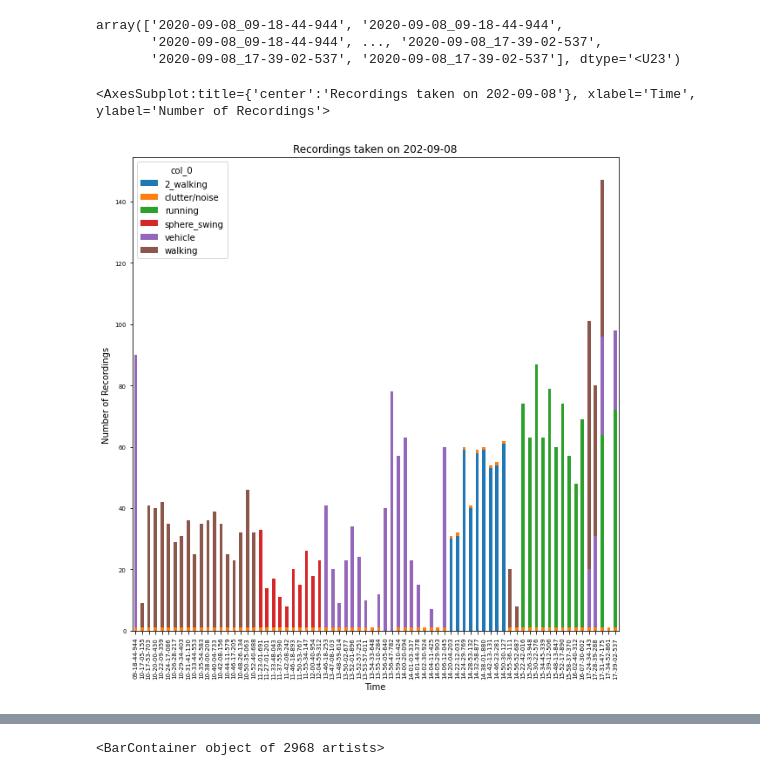
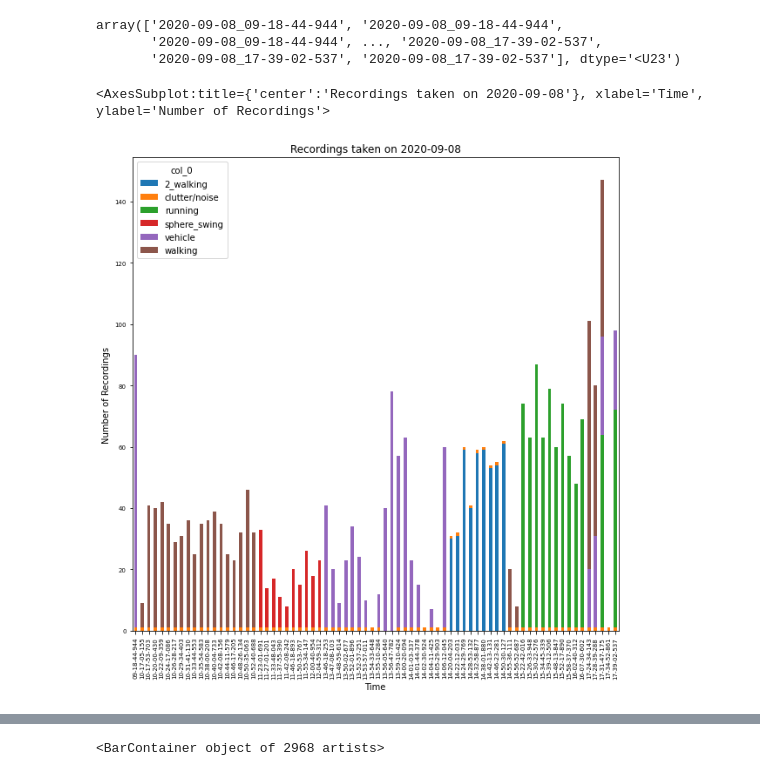
Before and after one commit to nemashy/Masters-Nyasha, a Jupyter notebook: preprocessing/eda.ipynb, the cells around one changed output, grey strips where cells are left out. Drawn from its saved outputs; the diff is of its cells as text; code cells hidden in the pictures.

Commit message:
Read .mat files with scipy and analysed average images

```diff
--- a/preprocessing/eda.ipynb
+++ b/preprocessing/eda.ipynb
@@ -405,9 +567,10 @@ array(['2020-09-08_09-18-44-944', '2020-09-08_09-18-44-944',
        '2020-09-08_09-18-44-944', ..., '2020-09-08_17-39-02-537',
        '2020-09-08_17-39-02-537', '2020-09-08_17-39-02-537'], dtype='<U23')
 # %%
+time_stamps_without_date = np.array([time_stamp.split('_')[1] for time_stamp in time_stamps])
 pd.crosstab(time_stamps_without_date, classes).plot(kind='bar', stacked=True, figsize=(10,10),
                                                     fontsize=7, xlabel='Time', ylabel='Number of Recordings',
-                                                    title='Recordings taken on 202-09-08')
+                                                    title='Recordings taken on 2020-09-08')
 # %% [output]
-<AxesSubplot:title={'center':'Recordings taken on 202-09-08'}, xlabel='Time', ylabel='Number of Recordings'>
+<AxesSubplot:title={'center':'Recordings taken on 2020-09-08'}, xlabel='Time', ylabel='Number of Recordings'>
-[figure, old version]
+[figure, new version]
```
Also changed, not shown: parts of 31 cells of this notebook.
